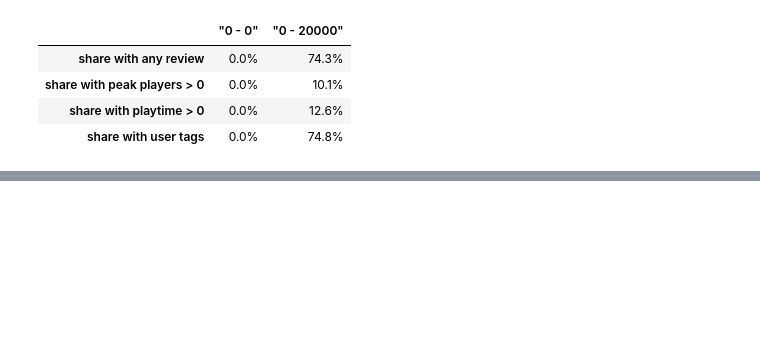
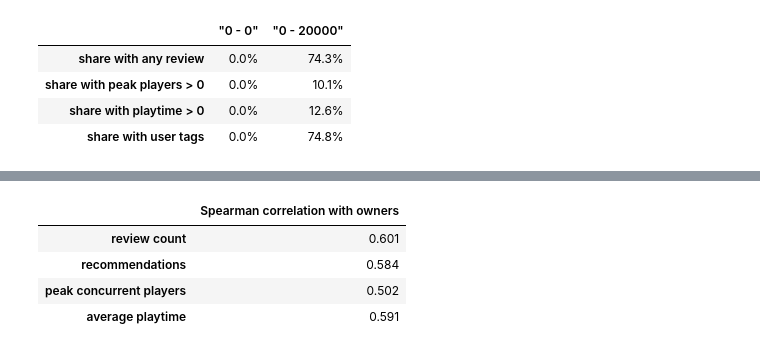
Before and after one commit to Hong5078/vgSaleAnalysis, a Jupyter notebook: new_analysis/notebooks/01_preprocessing_and_transformation.ipynb, the cells around one changed output, grey strips where cells are left out. Drawn from its saved outputs; the diff is of its cells as text; code cells hidden in the pictures; blank space fills up the shorter version.

```diff
--- a/new_analysis/notebooks/01_preprocessing_and_transformation.ipynb
+++ b/new_analysis/notebooks/01_preprocessing_and_transformation.ipynb
@@ -731,0 +284,14 @@ Notebook 2 examines the resulting data before modeling.
+# %%
+chk = games.assign(reviews=games["positive"] + games["negative"],
+                   owners_mid=(games["owners_low"] + games["owners_high"]) / 2)
+pd.DataFrame({
+    "Spearman correlation with owners": [
+        chk[c].corr(chk["owners_mid"], method="spearman")
+        for c in ["reviews", "recommendations", "peak_ccu", "average_playtime_forever"]]
+}, index=["review count", "recommendations", "peak concurrent players", "average playtime"]).round(3)
+# %% [output]
+|  | Spearman correlation with owners |
+| review count | 0.601 |
+| recommendations | 0.584 |
+| peak concurrent players | 0.502 |
+| average playtime | 0.591 |
```
Also changed, not shown: parts of 53 cells of this notebook, 50 other files.
